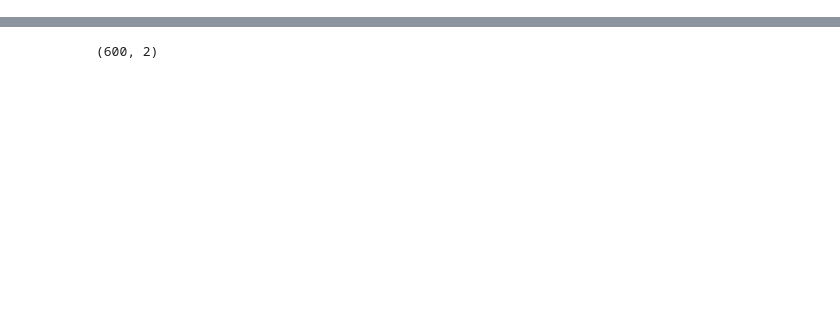
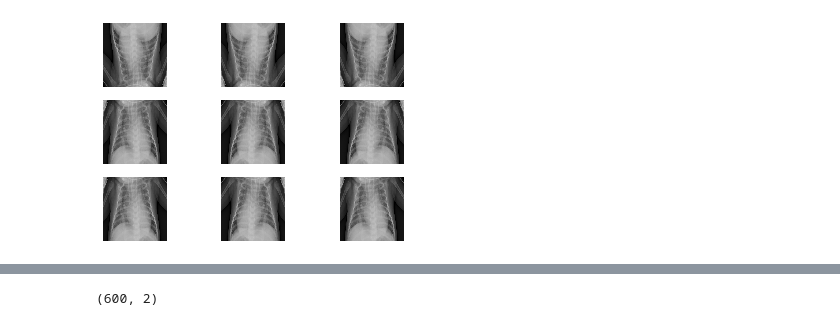
Before and after one commit to laurenphipps/x-ray-neuralnet, a Jupyter notebook: justin_preprocessing.ipynb, the cells around one changed output, grey strips where cells are left out. Drawn from its saved outputs; the diff is of its cells as text; code cells hidden in the pictures; blank space fills up the shorter version.

```diff
--- a/justin_preprocessing.ipynb
+++ b/justin_preprocessing.ipynb
@@ -40,0 +59,17 @@ Found 5216 images belonging to 2 classes.
+# %%
+#trying to augment old images to be different oritentations of these
+augmented_train_images = np.ndarray(shape=(64,64,3))
+
+
+for img in train_images:
+    data = img_to_array(img)
+    samples = expand_dims(data,0)
+    datagen = ImageDataGenerator(horizontal_flip=True)
+    iterator = datagen.flow(samples,batch_size=1)
+    for i in range(9):
+        plt.subplot()
+        batch = iterator.next()
+        image = batch[0].astype('uint8')
+        plt.imshow(image)
+        plt.show()
+        break
@@ -40,0 +81,5 @@ Found 5216 images belonging to 2 classes.
+# %%
+data_augmentation = tf.keras.Sequential([
+    layers.experimental.preprocessing.RandomFlip('horizontal_and_vertical'),
+    layers.experimental.preprocessing.RandomRotation(0),
+])
@@ -40,0 +103,9 @@ Found 5216 images belonging to 2 classes.
+# %%
+image = tf.expand_dims(image,0)
+for i in range(9):
+    augmented_image = data_augmentation(image)
+    ax = plt.subplot(3, 3, i + 1)
+    plt.imshow(augmented_image[0])
+    plt.axis("off")
+# %% [output]
+[figure, added]
```
Also changed, not shown: parts of 66 cells of this notebook.
